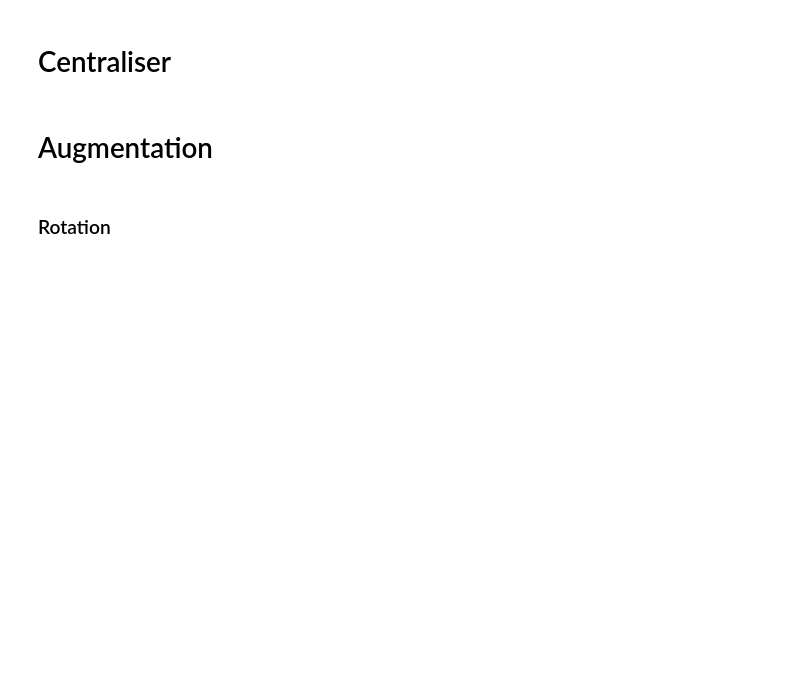
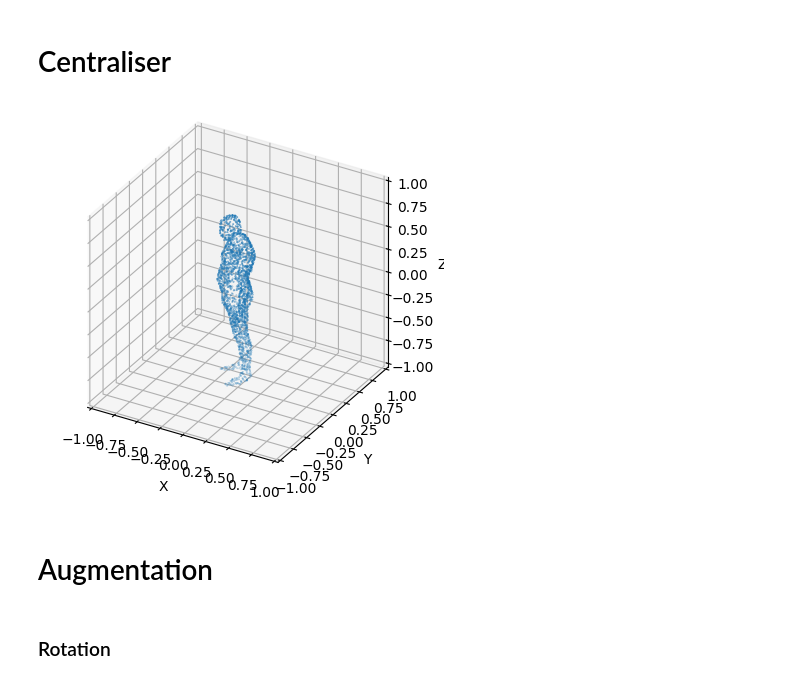
Before and after one commit to kridk999/02466-Fagpakkeprojekt-Point-clouds, a Jupyter notebook: open3d.ipynb, the cells around one changed output. Cells and saved outputs as stored; diff of their text form; code cells hidden in the pictures; blank space fills up the shorter version.

Commit message:
visualize

```diff
--- a/open3d.ipynb
+++ b/open3d.ipynb
@@ -136,5 +136,27 @@ furthest_distance
 # %% [markdown]
 # Centraliser
+# %%
+def visualize(points):
+    points = np.asarray(points.points)
+
+    # Plot it using matplotlib with tiny points and constrained axes
+    fig = plt.figure()
+    ax = fig.add_subplot(projection='3d')
+    ax.scatter(points[:,0], points[:,1], points[:,2], s=0.1)
+    ax.set_xlabel('X')
+    ax.set_ylabel('Y')
+    ax.set_zlabel('Z')
+    ax.set_box_aspect((1,1,1)) # Constrain the axes
+    ax.set_proj_type('ortho') # Use orthographic projection
+    ax.set_xlim(-1,1) # Set x-axis range
+    ax.set_ylim(-1,1) # Set y-axis range
+    ax.set_zlim(-1,1) # Set z-axis range
+    plt.show()
+
+
+visualize(pcds_females[2])
+# %% [output]
+[figure, added]
 # %% [markdown]
 # Augmentation
 # %% [markdown]
```
Also changed, not shown: parts of 3 cells of this notebook.
